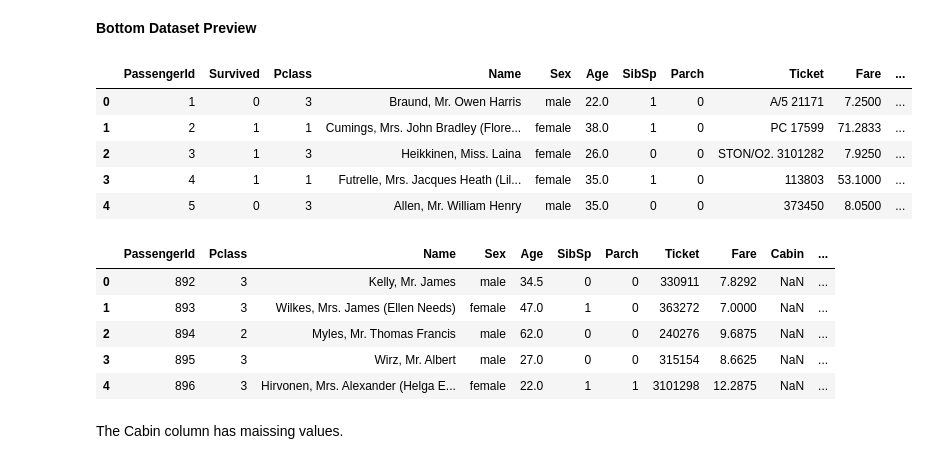
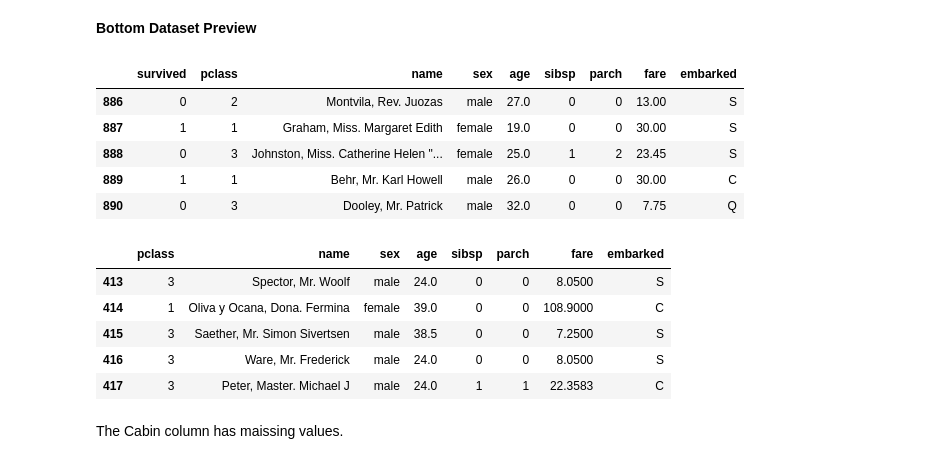
Before and after one commit to deborahmasibo/Moringa-Core-Module-2-Week-4-IP, a Jupyter notebook: KNN_Classification.ipynb, the cells around one changed output. Drawn from its saved outputs; the diff is of its cells as text; code cells hidden in the pictures.

```diff
--- a/KNN_Classification.ipynb
+++ b/KNN_Classification.ipynb
@@ -126,25 +126,25 @@ The test set does not have the label column, 'Survived'. Therefore, it will be u
 # %%
 # Train dataset
 # Last 5 records
-train.head()
+train.tail()
 # %% [output]
-|  | PassengerId | Survived | Pclass | Name | Sex | Age | SibSp | Parch | Ticket | Fare | ... |
-| 0 | 1 | 0 | 3 | Braund, Mr. Owen Harris | male | 22.0 | 1 | 0 | A/5 21171 | 7.2500 | ... |
-| 1 | 2 | 1 | 1 | Cumings, Mrs. John Bradley (Flore... | female | 38.0 | 1 | 0 | PC 17599 | 71.2833 | ... |
-| 2 | 3 | 1 | 3 | Heikkinen, Miss. Laina | female | 26.0 | 0 | 0 | STON/O2. 3101282 | 7.9250 | ... |
-| 3 | 4 | 1 | 1 | Futrelle, Mrs. Jacques Heath (Lil... | female | 35.0 | 1 | 0 | 113803 | 53.1000 | ... |
-| 4 | 5 | 0 | 3 | Allen, Mr. William Henry | male | 35.0 | 0 | 0 | 373450 | 8.0500 | ... |
+|  | survived | pclass | name | sex | age | sibsp | parch | fare | embarked |
+| 886 | 0 | 2 | Montvila, Rev. Juozas | male | 27.0 | 0 | 0 | 13.00 | S |
+| 887 | 1 | 1 | Graham, Miss. Margaret Edith | female | 19.0 | 0 | 0 | 30.00 | S |
+| 888 | 0 | 3 | Johnston, Miss. Catherine Helen "... | female | 25.0 | 1 | 2 | 23.45 | S |
+| 889 | 1 | 1 | Behr, Mr. Karl Howell | male | 26.0 | 0 | 0 | 30.00 | C |
+| 890 | 0 | 3 | Dooley, Mr. Patrick | male | 32.0 | 0 | 0 | 7.75 | Q |
 # %%
 # Test dataset
 # Last 5 records
-test.head()
+test.tail()
 # %% [output]
-|  | PassengerId | Pclass | Name | Sex | Age | SibSp | Parch | Ticket | Fare | Cabin | ... |
-| 0 | 892 | 3 | Kelly, Mr. James | male | 34.5 | 0 | 0 | 330911 | 7.8292 | NaN | ... |
-| 1 | 893 | 3 | Wilkes, Mrs. James (Ellen Needs) | female | 47.0 | 1 | 0 | 363272 | 7.0000 | NaN | ... |
-| 2 | 894 | 2 | Myles, Mr. Thomas Francis | male | 62.0 | 0 | 0 | 240276 | 9.6875 | NaN | ... |
-| 3 | 895 | 3 | Wirz, Mr. Albert | male | 27.0 | 0 | 0 | 315154 | 8.6625 | NaN | ... |
-| 4 | 896 | 3 | Hirvonen, Mrs. Alexander (Helga E... | female | 22.0 | 1 | 1 | 3101298 | 12.2875 | NaN | ... |
+|  | pclass | name | sex | age | sibsp | parch | fare | embarked |
+| 413 | 3 | Spector, Mr. Woolf | male | 24.0 | 0 | 0 | 8.0500 | S |
+| 414 | 1 | Oliva y Ocana, Dona. Fermina | female | 39.0 | 0 | 0 | 108.9000 | C |
+| 415 | 3 | Saether, Mr. Simon Sivertsen | male | 38.5 | 0 | 0 | 7.2500 | S |
+| 416 | 3 | Ware, Mr. Frederick | male | 24.0 | 0 | 0 | 8.0500 | S |
+| 417 | 3 | Peter, Master. Michael J | male | 24.0 | 1 | 1 | 22.3583 | C |
 # %% [markdown]
 The Cabin column has maissing values.
 # %% [markdown]
```
Also changed, not shown: parts of 35 cells of this notebook.
